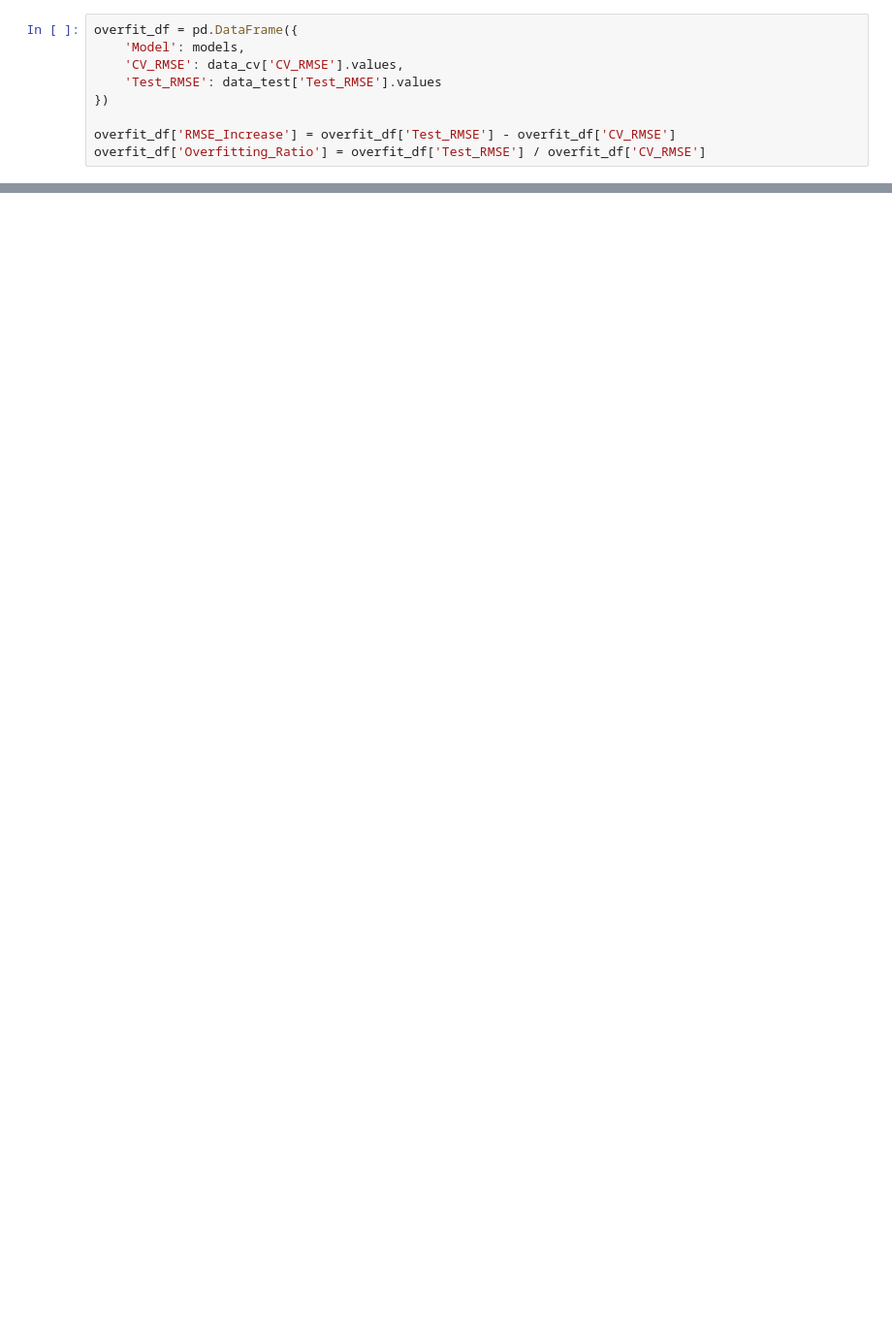
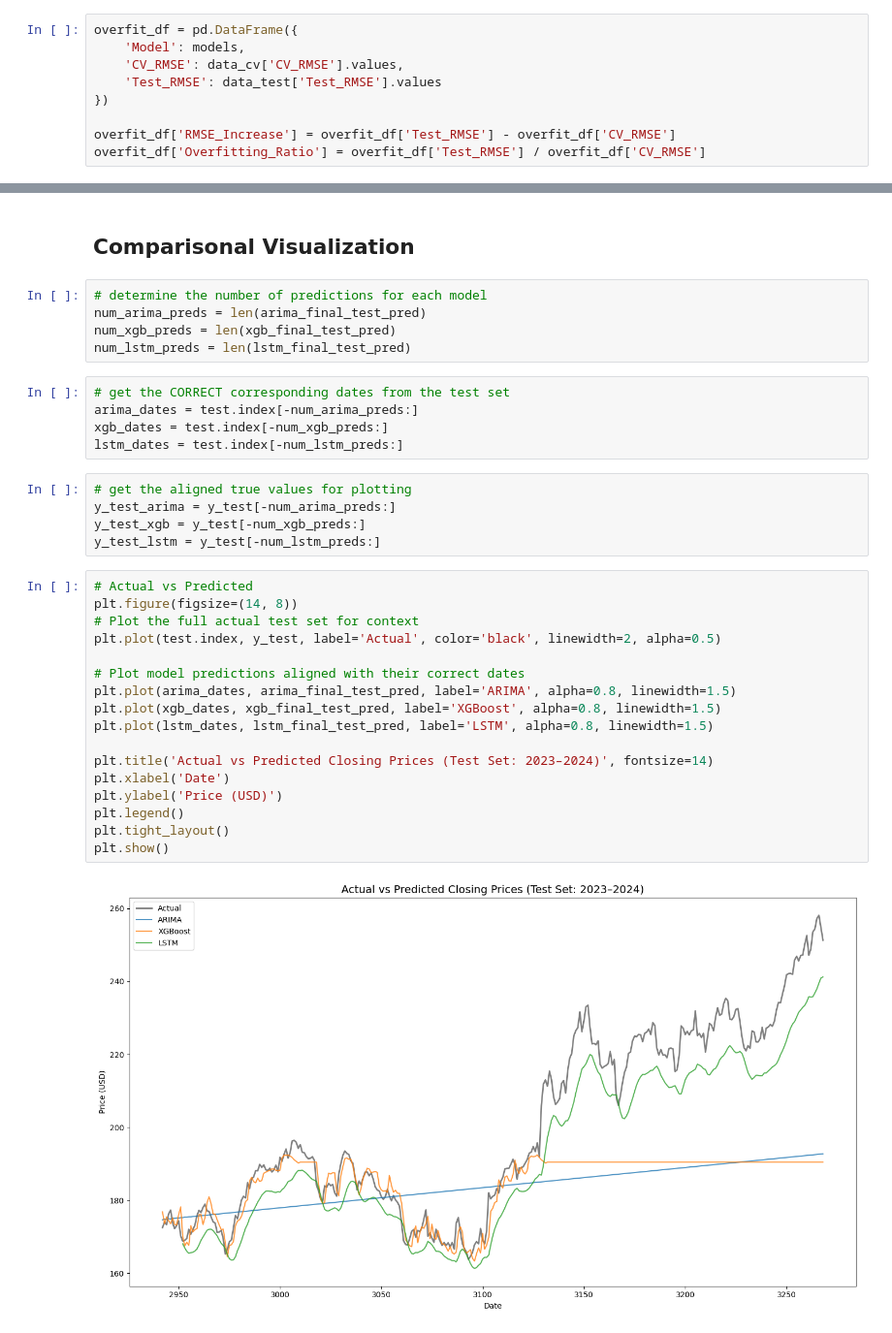
Before and after one commit to tshihab07/Stock-Price-Forecasting, a Jupyter notebook: notebookes/StockPricePrediction.ipynb, the cells around one changed output, grey strips where cells are left out. Shown at 97% size. Cells and saved outputs as stored; diff of their text form; blank space fills up the shorter version.

```diff
--- a/notebookes/StockPricePrediction.ipynb
+++ b/notebookes/StockPricePrediction.ipynb
@@ -829,0 +856,36 @@ plt.show()
+# %% [markdown]
+## Comparisonal Visualization
+# %%
+# determine the number of predictions for each model
+num_arima_preds = len(arima_final_test_pred)
+num_xgb_preds = len(xgb_final_test_pred)
+num_lstm_preds = len(lstm_final_test_pred)
+# %%
+# get the CORRECT corresponding dates from the test set
+arima_dates = test.index[-num_arima_preds:]
+xgb_dates = test.index[-num_xgb_preds:]
+lstm_dates = test.index[-num_lstm_preds:]
+# %%
+# get the aligned true values for plotting
+y_test_arima = y_test[-num_arima_preds:]
+y_test_xgb = y_test[-num_xgb_preds:]
+y_test_lstm = y_test[-num_lstm_preds:]
+# %%
+# Actual vs Predicted
+plt.figure(figsize=(14, 8))
+# Plot the full actual test set for context
+plt.plot(test.index, y_test, label='Actual', color='black', linewidth=2, alpha=0.5)
+
+# Plot model predictions aligned with their correct dates
+plt.plot(arima_dates, arima_final_test_pred, label='ARIMA', alpha=0.8, linewidth=1.5)
+plt.plot(xgb_dates, xgb_final_test_pred, label='XGBoost', alpha=0.8, linewidth=1.5)
+plt.plot(lstm_dates, lstm_final_test_pred, label='LSTM', alpha=0.8, linewidth=1.5)
+
+plt.title('Actual vs Predicted Closing Prices (Test Set: 2023–2024)', fontsize=14)
+plt.xlabel('Date')
+plt.ylabel('Price (USD)')
+plt.legend()
+plt.tight_layout()
+plt.show()
+# %% [output]
+[figure, added]
```
Also changed, not shown: parts of 28 cells of this notebook.
